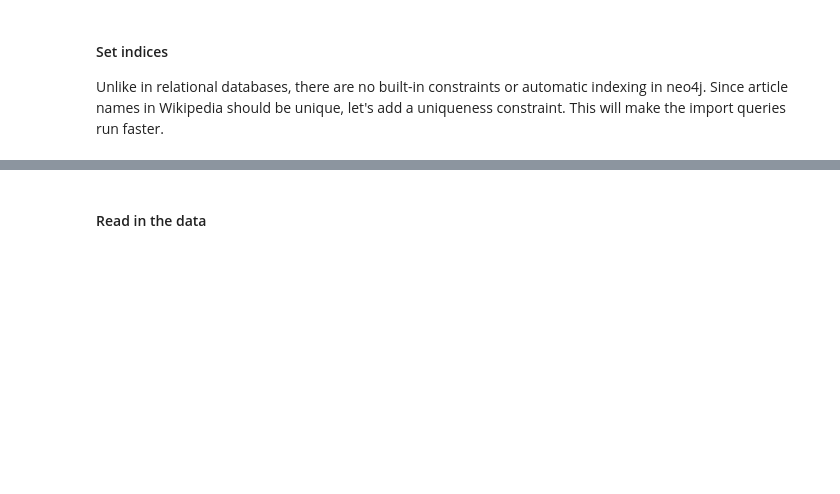
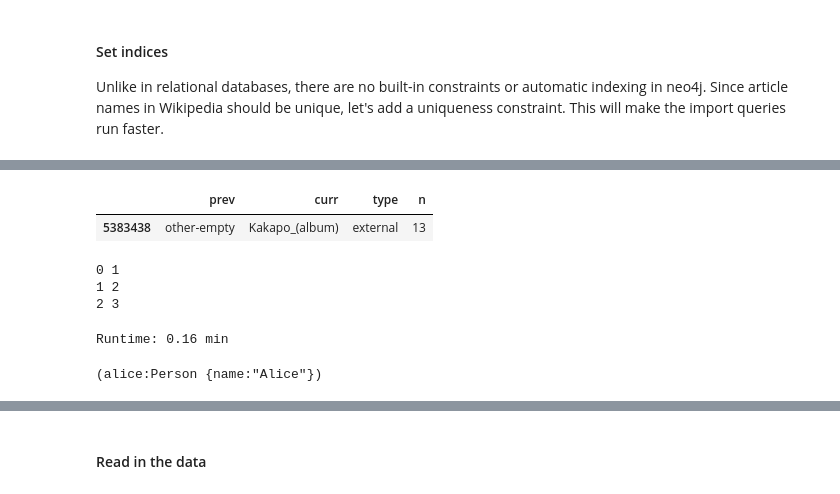
Before and after one commit to 33eyes/wiki-clickstream-graph, a Jupyter notebook: English_Wikipedia_graph_modeling_AWS.ipynb, the cells around one changed output, grey strips where cells are left out. Saved outputs shown, nothing was run; the diff lists cells and outputs as text; code cells hidden in the pictures; blank space fills up the shorter version.

```diff
--- a/English_Wikipedia_graph_modeling_AWS.ipynb
+++ b/English_Wikipedia_graph_modeling_AWS.ipynb
@@ -50,3 +61,11 @@ other-search    Jehangir_Wadia  external        967
 Ness_Wadia      Jehangir_Wadia  link    494
 other-empty     Jehangir_Wadia  external        638
 GoAir   Jehangir_Wadia  link    1191
+# %%
+# Read the cleaned up EN clickstream tsv file into pandas
+filepath = "../data/clickstream-enwiki-2018-12_clean.tsv"
+df = pd.read_csv(filepath, sep='\t', names=['prev', 'curr', 'type', 'n'])
+# %%
+# Replace the false missing value NaNs with string "NaN"s
+df['prev'] = df['prev'].fillna('NaN')
+df['curr'] = df['curr'].fillna('NaN')
@@ -52,0 +74,3 @@ GoAir   Jehangir_Wadia  link    1191
+# %%
+external_edges = df[df.type == "external"]
+internal_edges = df[df.type != "external"]
@@ -124,0 +186,38 @@ pd.DataFrame(r)
+# %%
+external_edges[external_edges.curr == "Kakapo_(album)"]
+# %% [output]
+|  | prev | curr | type | n |
+| 5383438 | other-empty | Kakapo_(album) | external | 13 |
+# %%
+for counter, value in enumerate([1,2,3]):
+    print(counter, value)
+# %% [output]
+0 1
+1 2
+2 3
+# %%
+start_time = timer()
+
+ext_nodes_count = len(ext_nodes_list)
+
+for i, article in enumerate(ext_nodes_list):
+    tx = graph.begin()
+
+    a = Node("Article", title=article)
+    a["external_website_traffic"] = external_traffic(external_edges, article, "other-external")
+    a["other_wikimedia_traffic"] = external_traffic(external_edges, article, "other-internal")
+    a["external_search_traffic"] = external_traffic(external_edges, article, "other-search")
+    a["empty_referer_traffic"] = external_traffic(external_edges, article, "other-empty")
+    a["unknown_external_traffic"] = external_traffic(external_edges, article, "other-other")
+
+    tx.create(a)
+    tx.commit()
+
+    if i % 1000000 == 0:
+        print(f'{round(i/ext_nodes_count * 100)}% done')
+        print("elapsed time:", (timer() - start_time)/60, "min\n")
+
+
+cu.printRunTime(start_time)
+# %% [output]
+Runtime: 0.16 min
@@ -124,0 +226,4 @@ pd.DataFrame(r)
+# %%
+test
+# %% [output]
+(alice:Person {name:"Alice"})
```
Also changed, not shown: parts of 26 cells of this notebook, 1 other file.
